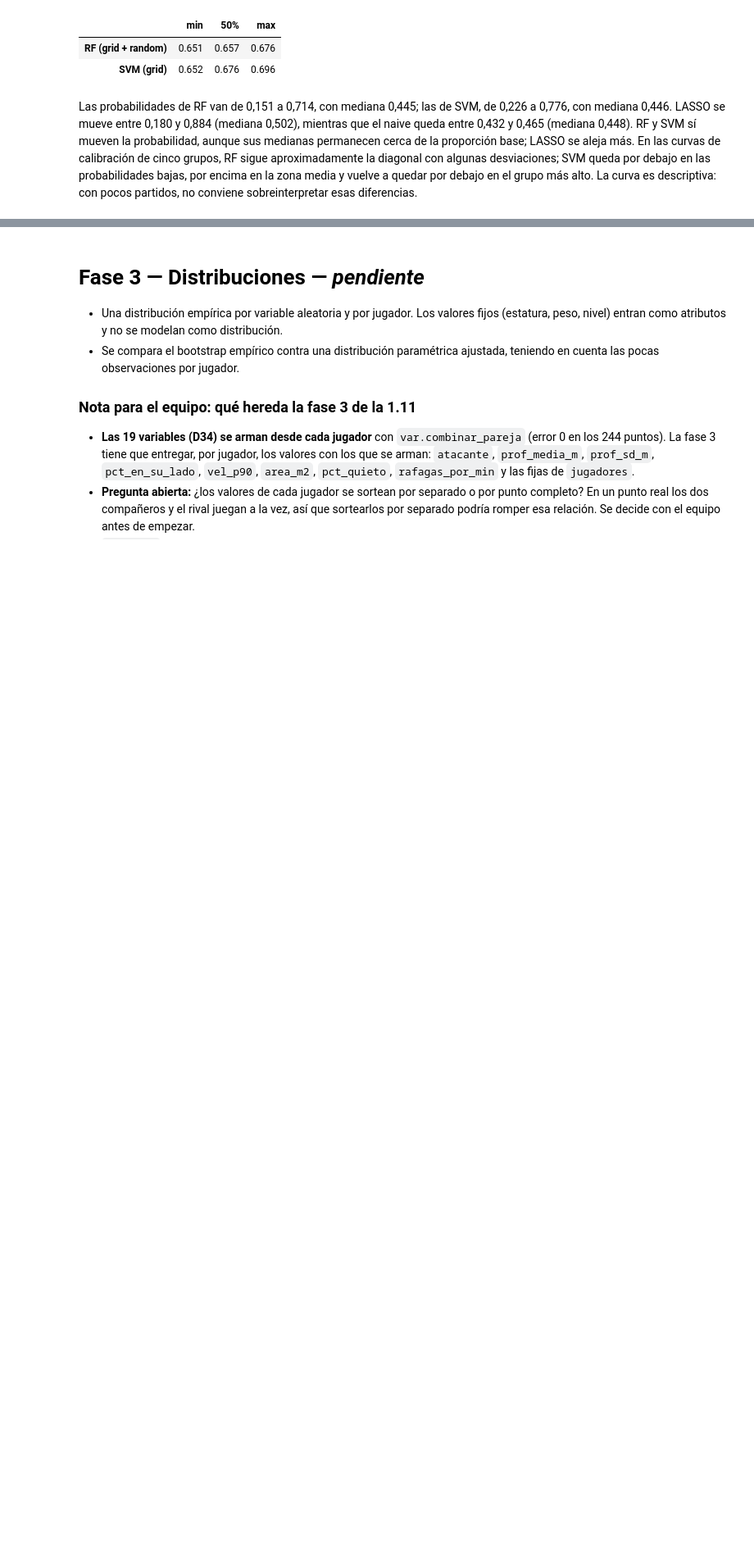
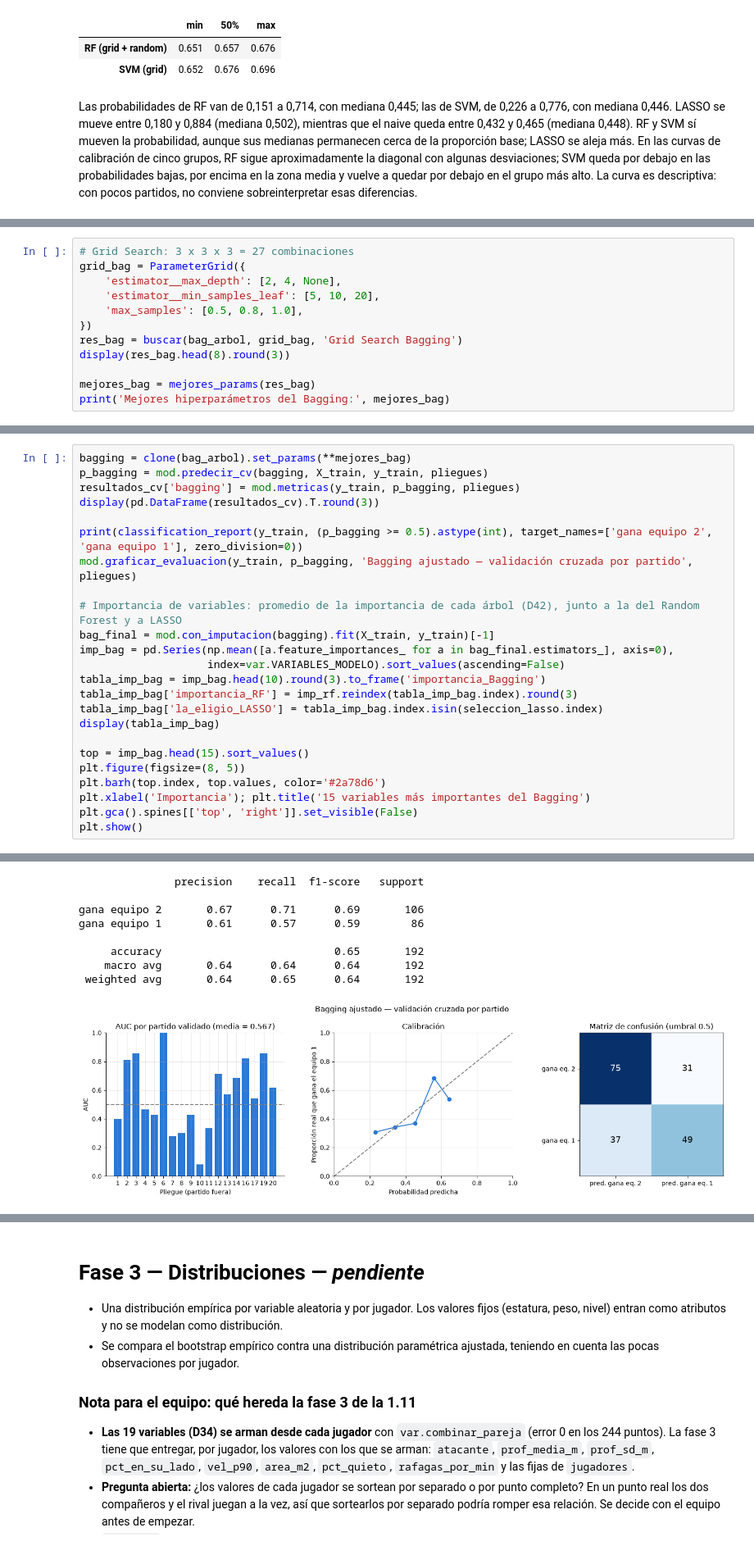
Before and after one commit to juanjocamposv/Proyecto_final_analitica, a Jupyter notebook: notebooks/Proyecto_Parejas_Padel.ipynb, the cells around one changed output, grey strips where cells are left out. Shown at 82% size. Drawn from its saved outputs; the diff is of its cells as text; blank space fills up the shorter version.

Commit message:
Fase 2 (2.5-2.8): bagging y boosting, ensamblaje con pesos óptimos, evaluación en test y modelo para la fase 4

```diff
--- a/notebooks/Proyecto_Parejas_Padel.ipynb
+++ b/notebooks/Proyecto_Parejas_Padel.ipynb
@@ -2424,0 +2460,12 @@ Para la 2.7, RF, LASSO y SVM-LASSO son candidatos, aunque sus errores son muy pa
+# %%
+# Grid Search: 3 x 3 x 3 = 27 combinaciones
+grid_bag = ParameterGrid({
+    'estimator__max_depth': [2, 4, None],
+    'estimator__min_samples_leaf': [5, 10, 20],
+    'max_samples': [0.5, 0.8, 1.0],
+})
+res_bag = buscar(bag_arbol, grid_bag, 'Grid Search Bagging')
+display(res_bag.head(8).round(3))
+
+mejores_bag = mejores_params(res_bag)
+print('Mejores hiperparámetros del Bagging:', mejores_bag)
@@ -2424,0 +2484,25 @@ Para la 2.7, RF, LASSO y SVM-LASSO son candidatos, aunque sus errores son muy pa
+# %%
+bagging = clone(bag_arbol).set_params(**mejores_bag)
+p_bagging = mod.predecir_cv(bagging, X_train, y_train, pliegues)
+resultados_cv['bagging'] = mod.metricas(y_train, p_bagging, pliegues)
+display(pd.DataFrame(resultados_cv).T.round(3))
+
+print(classification_report(y_train, (p_bagging >= 0.5).astype(int), target_names=['gana equipo 2', 'gana equipo 1'], zero_division=0))
+mod.graficar_evaluacion(y_train, p_bagging, 'Bagging ajustado — validación cruzada por partido', pliegues)
+
+# Importancia de variables: promedio de la importancia de cada árbol (D42), junto a la del Random Forest y a LASSO
+bag_final = mod.con_imputacion(bagging).fit(X_train, y_train)[-1]
+imp_bag = pd.Series(np.mean([a.feature_importances_ for a in bag_final.estimators_], axis=0),
+                    index=var.VARIABLES_MODELO).sort_values(ascending=False)
+tabla_imp_bag = imp_bag.head(10).round(3).to_frame('importancia_Bagging')
+tabla_imp_bag['importancia_RF'] = imp_rf.reindex(tabla_imp_bag.index).round(3)
+tabla_imp_bag['la_eligio_LASSO'] = tabla_imp_bag.index.isin(seleccion_lasso.index)
+display(tabla_imp_bag)
+
+top = imp_bag.head(15).sort_values()
+plt.figure(figsize=(8, 5))
+plt.barh(top.index, top.values, color='#2a78d6')
+plt.xlabel('Importancia'); plt.title('15 variables más importantes del Bagging')
+plt.gca().spines[['top', 'right']].set_visible(False)
+plt.show()
+# %% [output]
@@ -2424,0 +2522,9 @@ Para la 2.7, RF, LASSO y SVM-LASSO son candidatos, aunque sus errores son muy pa
+               precision    recall  f1-score   support
+
+gana equipo 2       0.67      0.71      0.69       106
+gana equipo 1       0.61      0.57      0.59        86
+
+     accuracy                           0.65       192
+    macro avg       0.64      0.64      0.64       192
+ weighted avg       0.64      0.65      0.64       192
+[figure, added]
```
Also changed, not shown: parts of 62 cells of this notebook, 3 other files.
